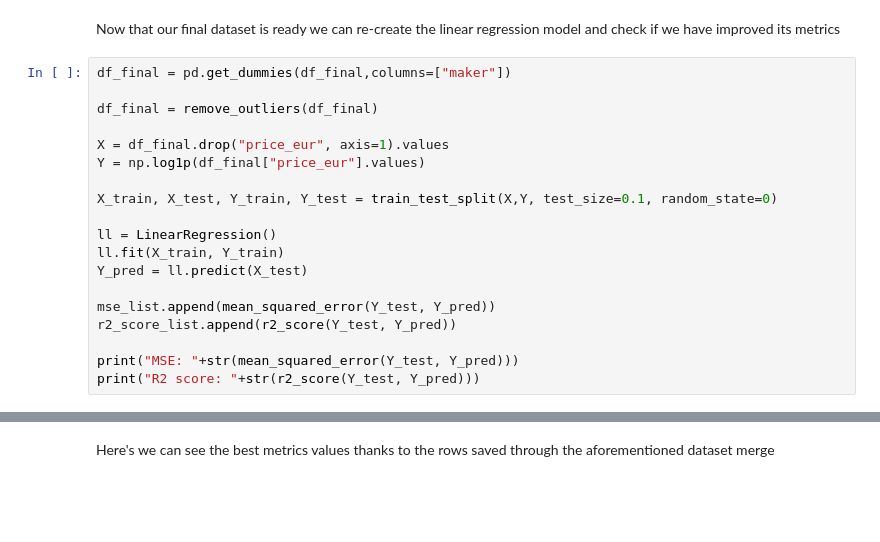
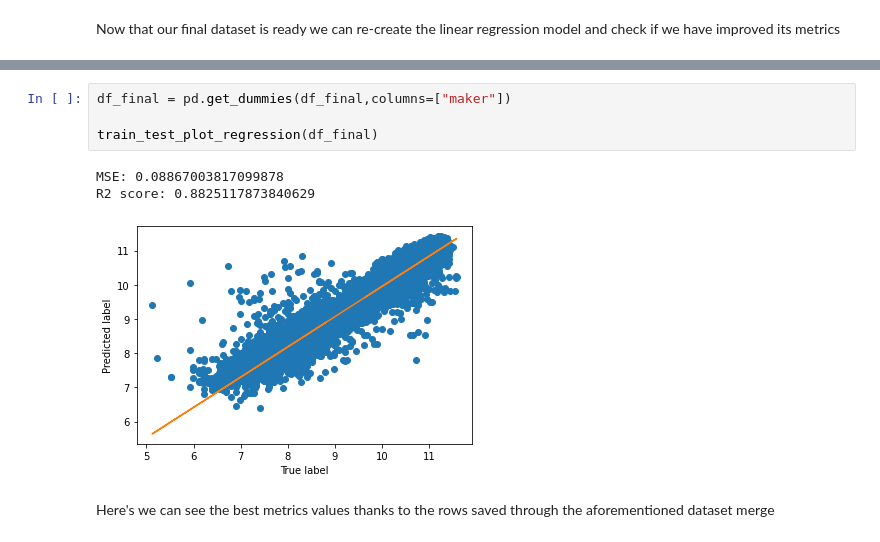
Before and after one commit to daniele-salerno/Handle-missing-values-in-Categorical-Features, a Jupyter notebook: Handle missing values in Categorical Features/Handle-missing-values-in-Categorical-Features.ipynb, the cells around one changed output, grey strips where cells are left out. Saved outputs shown, nothing was run; the diff lists cells and outputs as text; blank space fills up the shorter version.

```diff
--- a/Handle missing values in Categorical Features/Handle-missing-values-in-Categorical-Features.ipynb
+++ b/Handle missing values in Categorical Features/Handle-missing-values-in-Categorical-Features.ipynb
@@ -515,22 +490,3 @@ df_final.head()
 | 4 | skoda | 128886.0 | 2004.0 | 1200.0 | 63.0 | 2738.71 | 0 | ... |
 # %% [markdown]
 Now that our final dataset is ready we can re-create the linear regression model and check if we have improved its metrics
-# %%
-df_final = pd.get_dummies(df_final,columns=["maker"])
-
-df_final = remove_outliers(df_final)
-
-X = df_final.drop("price_eur", axis=1).values
-Y = np.log1p(df_final["price_eur"].values)
-
-X_train, X_test, Y_train, Y_test = train_test_split(X,Y, test_size=0.1, random_state=0)
-
-ll = LinearRegression()
-ll.fit(X_train, Y_train)
-Y_pred = ll.predict(X_test)
-
-mse_list.append(mean_squared_error(Y_test, Y_pred))
-r2_score_list.append(r2_score(Y_test, Y_pred))
-
-print("MSE: "+str(mean_squared_error(Y_test, Y_pred)))
-print("R2 score: "+str(r2_score(Y_test, Y_pred)))
@@ -544,3 +493,11 @@ plot_regression(Y_test, Y_pred)
+# %%
+df_final = pd.get_dummies(df_final,columns=["maker"])
+
+train_test_plot_regression(df_final)
+# %% [output]
+MSE: 0.08867003817099878
+R2 score: 0.8825117873840629
+[figure, added]
 # %% [markdown]
 Here's we can see the best metrics values thanks to the rows saved through the aforementioned dataset merge
 # %% [markdown]
```
Also changed, not shown: parts of 20 cells of this notebook, 1 other file.
